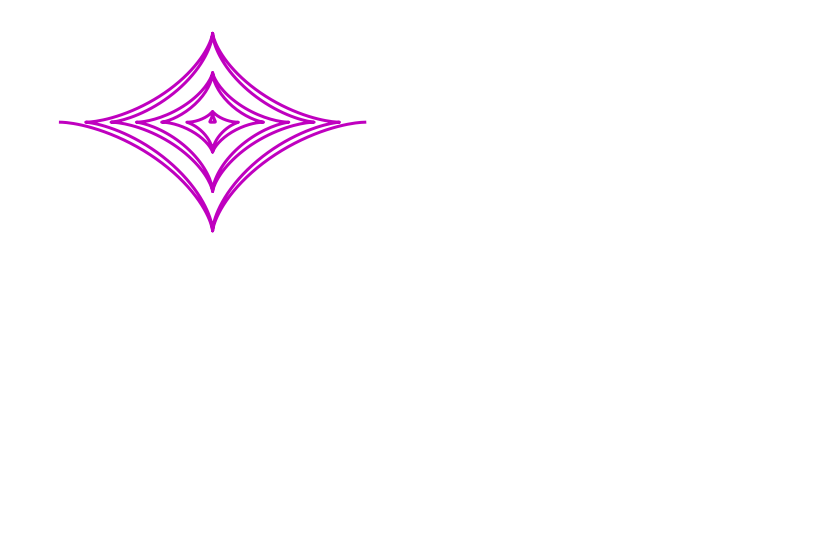
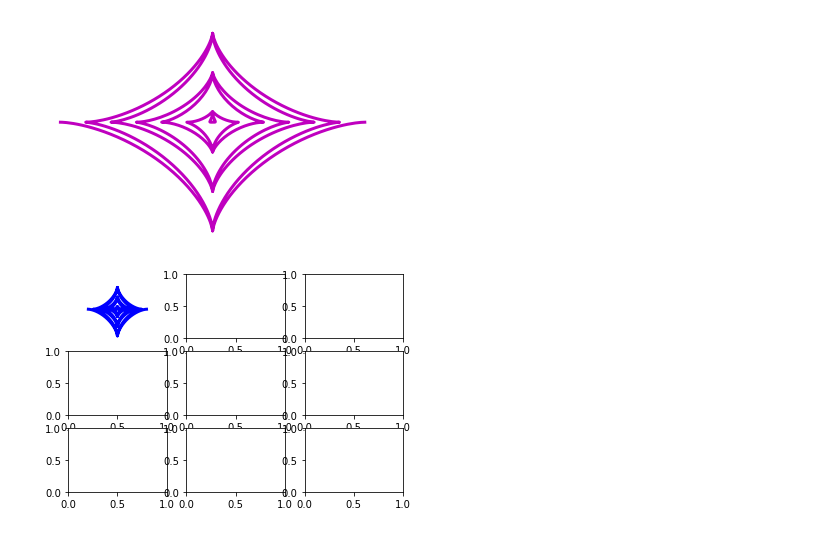
Before and after one commit to danireysan/pymath, a Jupyter notebook: Art with Trigonometry/Astroid radial curve.ipynb, the cells around one changed output. Saved outputs shown, nothing was run; the diff lists cells and outputs as text; code cells hidden in the pictures; blank space fills up the shorter version.

```diff
--- a/Art with Trigonometry/Astroid radial curve.ipynb
+++ b/Art with Trigonometry/Astroid radial curve.ipynb
@@ -17,20 +17,31 @@ plt.show()
 # %% [output]
 [figure]
 # %%
-evenArray = [0,2,4,6,8]
+
+# Code that I'm amazed it didn't crash
+fig, ax = plt.subplots(3,3)
+
+row, col = np.indices((3,3))
 
 def astroid(n):
-    t = np.linspace(-6*np.pi, 6*np.pi,1000)
 
-    a = t*n
+    a = t**n
 
     x = a * np.cos(t)**3
     y = a * np.sin(t)**3
 
-    plt.plot(x,y, 'm', linewidth=3)
+    r = row.ravel()[n]
+    c = col.ravel()[n]
 
-    plt.axis("off")
+    return [r,c]
+
+for n in range(9):
+    my_list = astroid(n)
+    r = my_list[0]
+    c = my_list[1]
+    ax[r,c].plot(x,y, 'b', linewidth=3)
+    ax[r,c].axis("off")
+    ax[r,c].axis("square")
     plt.show()
-
-for n in evenArray:
-    astroid(n)
+# %% [output]
+[figure, added]
```
Also changed, not shown: parts of 2 cells of this notebook, 3 other files.
